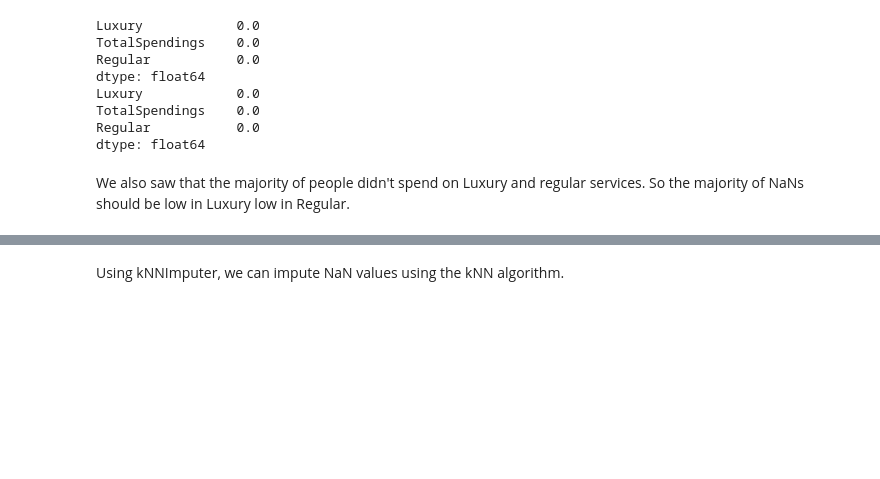
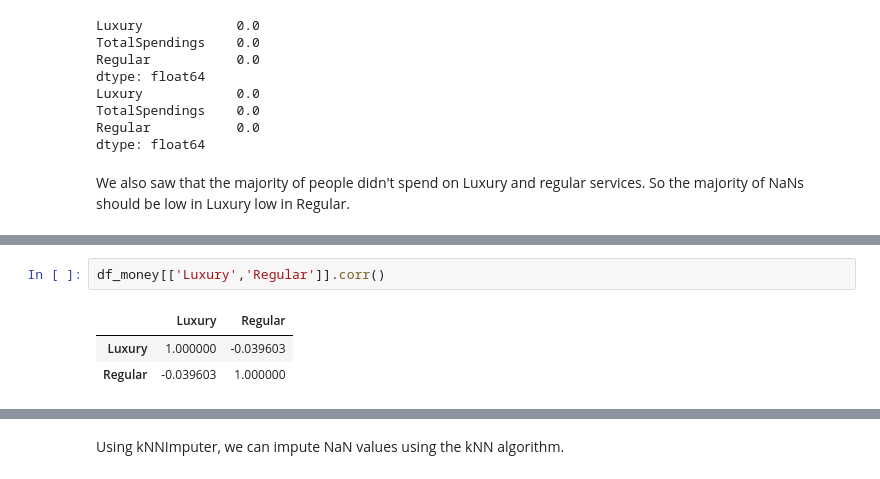
Before and after one commit to raacee/spaceship-titanic, a Jupyter notebook: working/sps-t-lgbm.ipynb, the cells around one changed output, grey strips where cells are left out. Drawn from its saved outputs; the diff is of its cells as text; blank space fills up the shorter version.

```diff
--- a/working/sps-t-lgbm.ipynb
+++ b/working/sps-t-lgbm.ipynb
@@ -648,0 +677,6 @@ We also saw that the majority of people didn't spend on Luxury and regular servi
+# %%
+df_money[['Luxury','Regular']].corr()
+# %% [output]
+|  | Luxury | Regular |
+| Luxury | 1.000000 | -0.039603 |
+| Regular | -0.039603 | 1.000000 |
```
Also changed, not shown: parts of 51 cells of this notebook, 1 other file.
